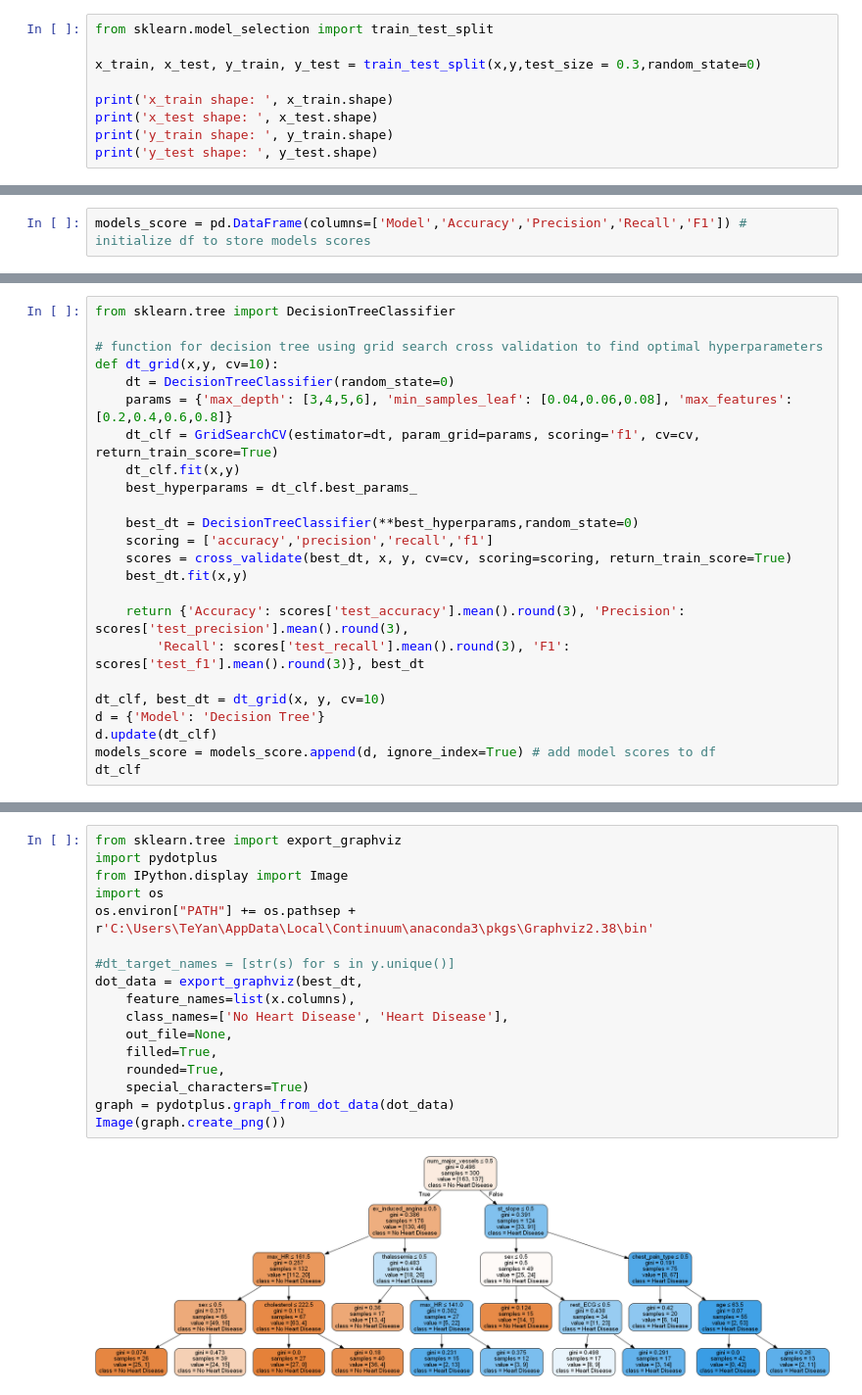
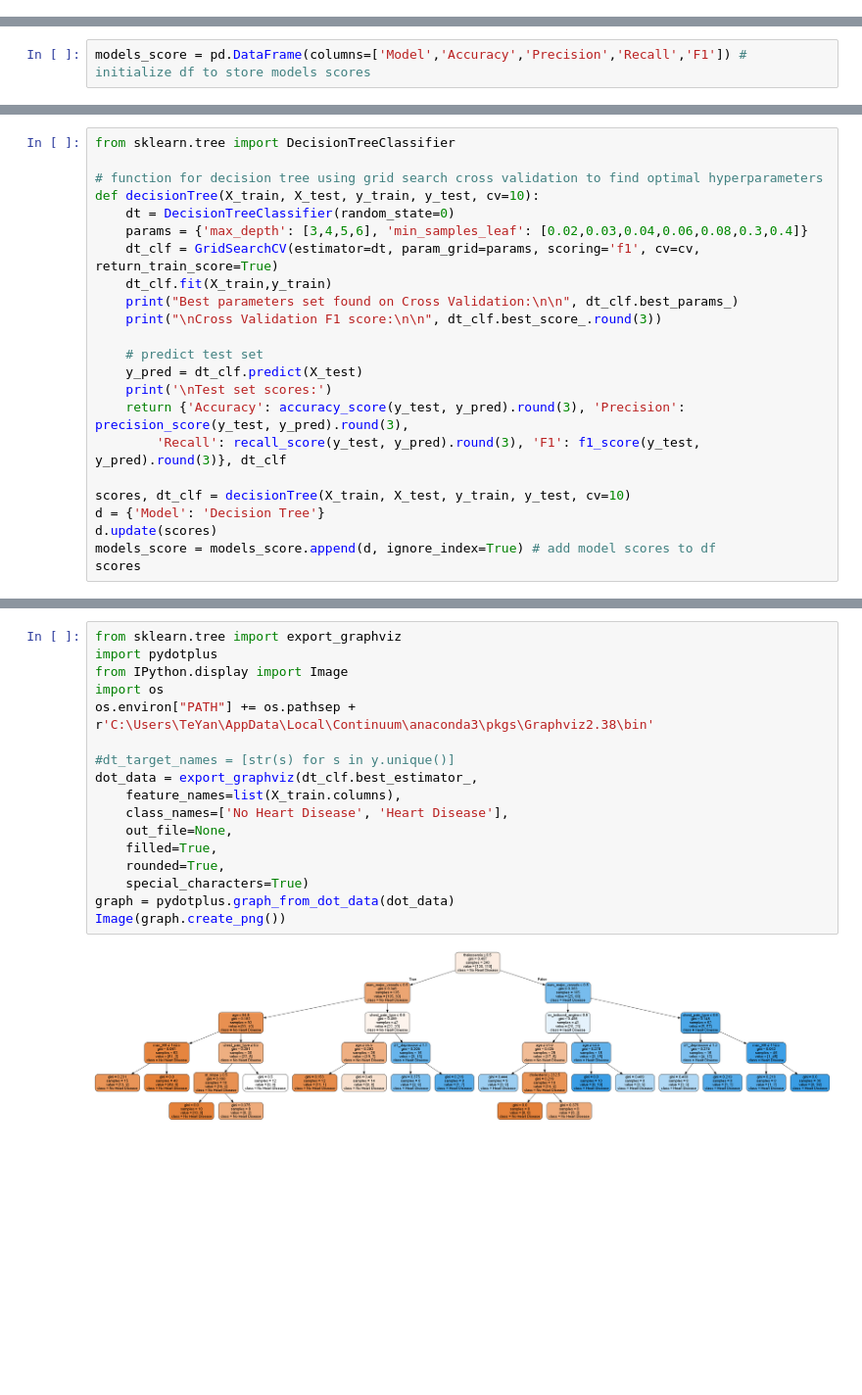
Before and after one commit to teyang-lau/Heart_Disease_Prediction, a Jupyter notebook: predictors-of-heart-disease-an-exploration.ipynb, the cells around one changed output, grey strips where cells are left out. Shown at 98% size. Cells and saved outputs as stored; diff of their text form; blank space fills up the shorter version.

Commit message:
evaluated test set, added KNN & SVM

```diff
--- a/predictors-of-heart-disease-an-exploration.ipynb
+++ b/predictors-of-heart-disease-an-exploration.ipynb
@@ -486,9 +523,0 @@ x_scaled.head()
-# %%
-from sklearn.model_selection import train_test_split
-
-x_train, x_test, y_train, y_test = train_test_split(x,y,test_size = 0.3,random_state=0)
-
-print('x_train shape: ', x_train.shape)
-print('x_test shape: ', x_test.shape)
-print('y_train shape: ', y_train.shape)
-print('y_test shape: ', y_test.shape)
@@ -544,24 +661,23 @@ L1_Log_Regression
 from sklearn.tree import DecisionTreeClassifier
 
 # function for decision tree using grid search cross validation to find optimal hyperparameters
-def dt_grid(x,y, cv=10):
+def decisionTree(X_train, X_test, y_train, y_test, cv=10):
     dt = DecisionTreeClassifier(random_state=0)
-    params = {'max_depth': [3,4,5,6], 'min_samples_leaf': [0.04,0.06,0.08], 'max_features': [0.2,0.4,0.6,0.8]}
+    params = {'max_depth': [3,4,5,6], 'min_samples_leaf': [0.02,0.03,0.04,0.06,0.08,0.3,0.4]}
     dt_clf = GridSearchCV(estimator=dt, param_grid=params, scoring='f1', cv=cv, return_train_score=True)
-    dt_clf.fit(x,y)
-    best_hyperparams = dt_clf.best_params_
+    dt_clf.fit(X_train,y_train)
+    print("Best parameters set found on Cross Validation:\n\n", dt_clf.best_params_)
+    print("\nCross Validation F1 score:\n\n", dt_clf.best_score_.round(3))
 
-    best_dt = DecisionTreeClassifier(**best_hyperparams,random_state=0)
-    scoring = ['accuracy','precision','recall','f1']
-    scores = cross_validate(best_dt, x, y, cv=cv, scoring=scoring, return_train_score=True)
-    best_dt.fit(x,y)
+    # predict test set
+    y_pred = dt_clf.predict(X_test)
+    print('\nTest set scores:')
+    return {'Accuracy': accuracy_score(y_test, y_pred).round(3), 'Precision': precision_score(y_test, y_pred).round(3),
+        'Recall': recall_score(y_test, y_pred).round(3), 'F1': f1_score(y_test, y_pred).round(3)}, dt_clf
 
-    return {'Accuracy': scores['test_accuracy'].mean().round(3), 'Precision': scores['test_precision'].mean().round(3),
-        'Recall': scores['test_recall'].mean().round(3), 'F1': scores['test_f1'].mean().round(3)}, best_dt
-
-dt_clf, best_dt = dt_grid(x, y, cv=10)
+scores, dt_clf = decisionTree(X_train, X_test, y_train, y_test, cv=10)
 d = {'Model': 'Decision Tree'}
-d.update(dt_clf)
+d.update(scores)
 models_score = models_score.append(d, ignore_index=True) # add model scores to df
-dt_clf
+scores
 # %% [output]
@@ -569,19 +694,19 @@ dt_clf
 # %%
 from sklearn.tree import export_graphviz
 import pydotplus
 from IPython.display import Image
 import os
 os.environ["PATH"] += os.pathsep + r'C:\Users\TeYan\AppData\Local\Continuum\anaconda3\pkgs\Graphviz2.38\bin'
 
 #dt_target_names = [str(s) for s in y.unique()]
-dot_data = export_graphviz(best_dt,
-    feature_names=list(x.columns),
+dot_data = export_graphviz(dt_clf.best_estimator_,
+    feature_names=list(X_train.columns),
     class_names=['No Heart Disease', 'Heart Disease'],
     out_file=None,
     filled=True,
     rounded=True,
     special_characters=True)
 graph = pydotplus.graph_from_dot_data(dot_data)
 Image(graph.create_png())
 # %% [output]
-[figure, old version]
+[figure, new version]
```
Also changed, not shown: parts of 31 cells of this notebook.
